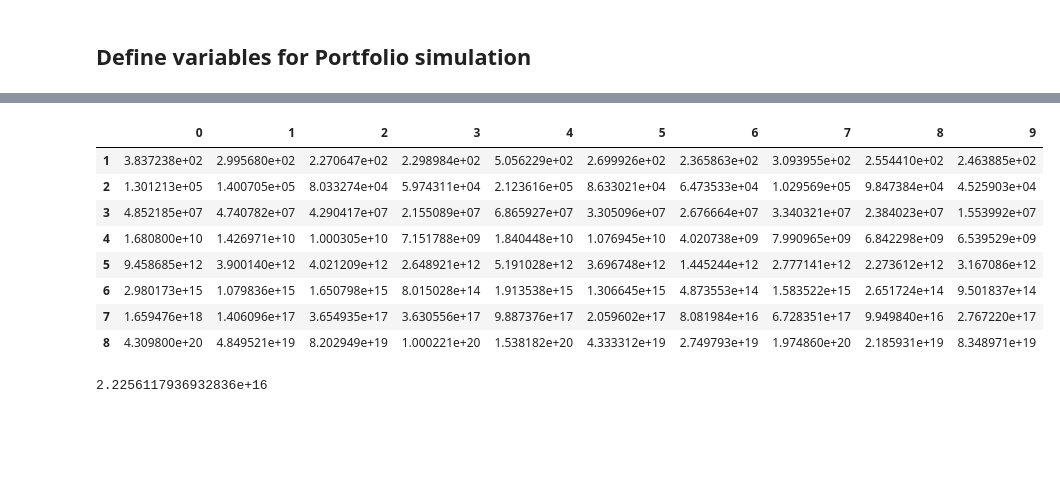
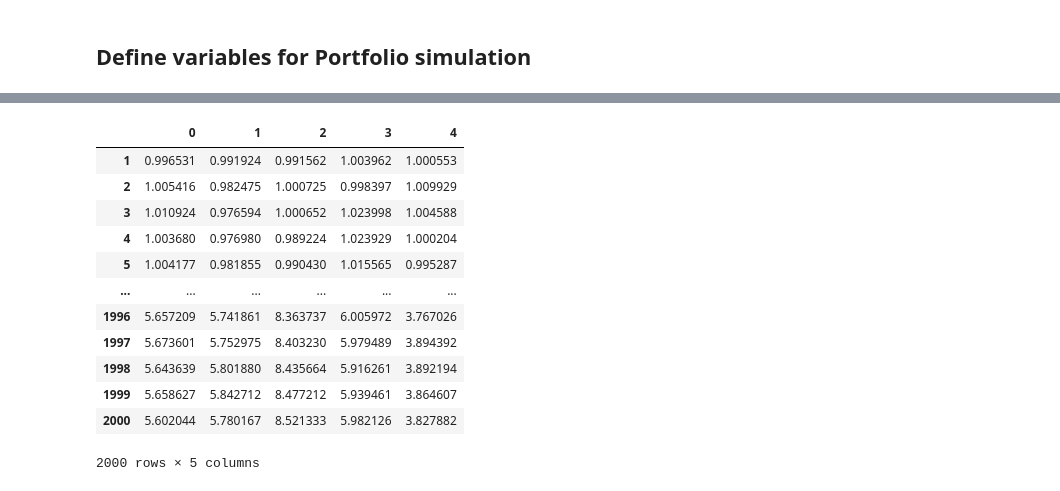
Before and after one commit to blueprint99/Fintech_Bcamp_Project1, a Jupyter notebook: project_01_master.ipynb, the cells around one changed output, grey strips where cells are left out. Drawn from its saved outputs; the diff is of its cells as text; code cells hidden in the pictures; blank space fills up the shorter version.

```diff
--- a/project_01_master.ipynb
+++ b/project_01_master.ipynb
@@ -30,7 +52,12 @@ benchmark=["SPY"]
+# %%
+number_simulations = 5
+number_records =250*8
 # %% [markdown]
 ## Import Data
 # %%
-list_of_tickers=benchmark+user_portfolio_name
+# Datasource Yahoo Finance
+
+list_of_tickers=benchmark+user_portfolio
 
 data = yf.download(
         tickers = list_of_tickers,
@@ -176,9 +144,9 @@ for n in range(number_simulations):
         simulated_benchmark_price = simulated_benchmark_prices[-1] * (1 + np.random.normal(bm_portfolio_ret_mean, bm_portfolio_ret_std))
         simulated_benchmark_prices.append(simulated_benchmark_price)
     simulated_price_df["SPY prices"] = pd.Series(simulated_benchmark_prices)
-    simulated_daily_returns = simulated_price_df.pct_change()
+    simulated_daily_returns_bm = simulated_price_df.pct_change()
     b_weights = [1.00]
-    portfolio_daily_returns = simulated_daily_returns.dot(b_weights)
+    portfolio_daily_returns = simulated_daily_returns_bm.dot(b_weights)
     bm_montecarlo_returns[f'T{n}'] = (1 + portfolio_daily_returns.fillna(0)).cumprod()
 bm_montecarlo_returns
 # %% [output]
@@ -213,10 +181,11 @@ pf_means = {}
 pf_std = {}
 pf_last_day = {}
 
-for stock in user_portfolio_name:
+for stock in user_portfolio:
     pf_means[stock] = user_portfolio_returns.mean()[stock]
     pf_std[stock] = user_portfolio_returns.std()[stock]
     pf_last_day[stock] = user_portfolio_df[stock][-1]
 #TODO Create a table to display this information for the user
-pf_last_day
+(1+pf_means['AMZN'])**252
+pf_means['AMZN']*252
 # %% [output]
@@ -230,38 +193,31 @@ pf_last_day
 # %%
-# Global variables being used
 # Initialize empty DataFrame to hold simulated prices for each simulation
-# pf_simulated_price_df = pd.DataFrame()
 pf_montecarlo_returns = pd.DataFrame()
 
 # Run the simulation of projecting stock prices
 for n in range(number_simulations):
-    simulated_portfolio_prices = {stock:[pf_last_day[stock]] for stock in user_portfolio_name}
+    simulated_portfolio_prices = {stock:[pf_last_day[stock]] for stock in user_portfolio}
     for i in range(number_records):
-        for stock in user_portfolio_name:
+        for stock in user_portfolio:
             simulated_stocks_price = simulated_portfolio_prices[stock][-1] * (1 + np.random.normal(pf_means[stock], pf_std[stock]))
             simulated_portfolio_prices[stock].append(simulated_stocks_price)
-#     pf_simulated_price_df["SPY prices"] = pd.Series(simulated_benchmark_prices)
     simulated_prices_df = pd.DataFrame(simulated_portfolio_prices)
     simulated_daily_returns = simulated_prices_df.pct_change()
     simulated_daily_returns.dropna(inplace=True)
-    #TODO set this to by dynamic
-    p_weights = [1/7,1/7,1/7,1/7,1/7,1/7,1/7]
     portfolio_daily_returns = simulated_daily_returns.dot(p_weights)
-#     pf_montecarlo_returns[f'T{n}'] = (1 + portfolio_daily_returns.fillna(0)).cumprod()
-# pf_montecarlo_returns.head()
     pf_montecarlo_returns[n] = (1+portfolio_daily_returns.fillna(0)).cumprod()
 pf_montecarlo_returns
 # %% [output]
-|  | 0 | 1 | 2 | 3 | 4 | 5 | 6 | 7 | 8 | 9 |
-| 1 | 3.837238e+02 | 2.995680e+02 | 2.270647e+02 | 2.298984e+02 | 5.056229e+02 | 2.699926e+02 | 2.365863e+02 | 3.093955e+02 | 2.554410e+02 | 2.463885e+02 |
-| 2 | 1.301213e+05 | 1.400705e+05 | 8.033274e+04 | 5.974311e+04 | 2.123616e+05 | 8.633021e+04 | 6.473533e+04 | 1.029569e+05 | 9.847384e+04 | 4.525903e+04 |
-| 3 | 4.852185e+07 | 4.740782e+07 | 4.290417e+07 | 2.155089e+07 | 6.865927e+07 | 3.305096e+07 | 2.676664e+07 | 3.340321e+07 | 2.384023e+07 | 1.553992e+07 |
-| 4 | 1.680800e+10 | 1.426971e+10 | 1.000305e+10 | 7.151788e+09 | 1.840448e+10 | 1.076945e+10 | 4.020738e+09 | 7.990965e+09 | 6.842298e+09 | 6.539529e+09 |
-| 5 | 9.458685e+12 | 3.900140e+12 | 4.021209e+12 | 2.648921e+12 | 5.191028e+12 | 3.696748e+12 | 1.445244e+12 | 2.777141e+12 | 2.273612e+12 | 3.167086e+12 |
-| 6 | 2.980173e+15 | 1.079836e+15 | 1.650798e+15 | 8.015028e+14 | 1.913538e+15 | 1.306645e+15 | 4.873553e+14 | 1.583522e+15 | 2.651724e+14 | 9.501837e+14 |
-| 7 | 1.659476e+18 | 1.406096e+17 | 3.654935e+17 | 3.630556e+17 | 9.887376e+17 | 2.059602e+17 | 8.081984e+16 | 6.728351e+17 | 9.949840e+16 | 2.767220e+17 |
-| 8 | 4.309800e+20 | 4.849521e+19 | 8.202949e+19 | 1.000221e+20 | 1.538182e+20 | 4.333312e+19 | 2.749793e+19 | 1.974860e+20 | 2.185931e+19 | 8.348971e+19 |
+|  | 0 | 1 | 2 | 3 | 4 |
+| 1 | 0.996531 | 0.991924 | 0.991562 | 1.003962 | 1.000553 |
+| 2 | 1.005416 | 0.982475 | 1.000725 | 0.998397 | 1.009929 |
+| 3 | 1.010924 | 0.976594 | 1.000652 | 1.023998 | 1.004588 |
+| 4 | 1.003680 | 0.976980 | 0.989224 | 1.023929 | 1.000204 |
+| 5 | 1.004177 | 0.981855 | 0.990430 | 1.015565 | 0.995287 |
+| ... | ... | ... | ... | ... | ... |
+| 1996 | 5.657209 | 5.741861 | 8.363737 | 6.005972 | 3.767026 |
+| 1997 | 5.673601 | 5.752975 | 8.403230 | 5.979489 | 3.894392 |
+| 1998 | 5.643639 | 5.801880 | 8.435664 | 5.916261 | 3.892194 |
+| 1999 | 5.658627 | 5.842712 | 8.477212 | 5.939461 | 3.864607 |
+| 2000 | 5.602044 | 5.780167 | 8.521333 | 5.982126 | 3.827882 |
+2000 rows × 5 columns
-# %%
-simulated_stocks_price
-# %% [output]
-2.2256117936932836e+16
```
Also changed, not shown: parts of 24 cells of this notebook, 2 other files.
